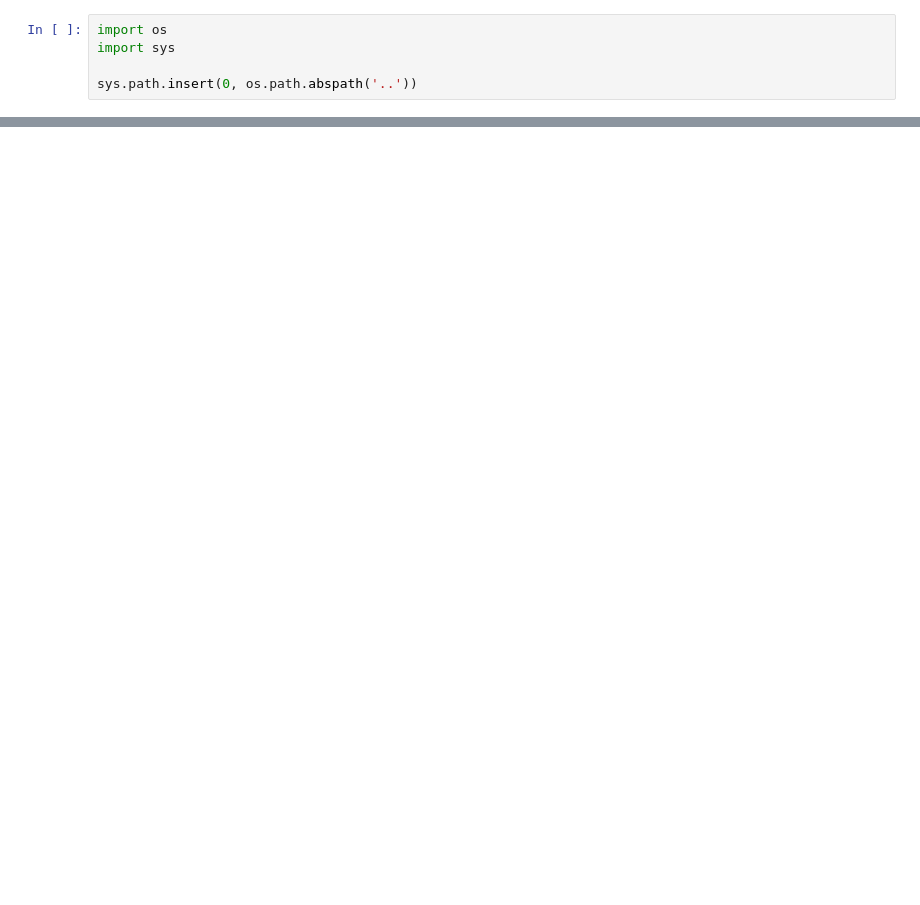
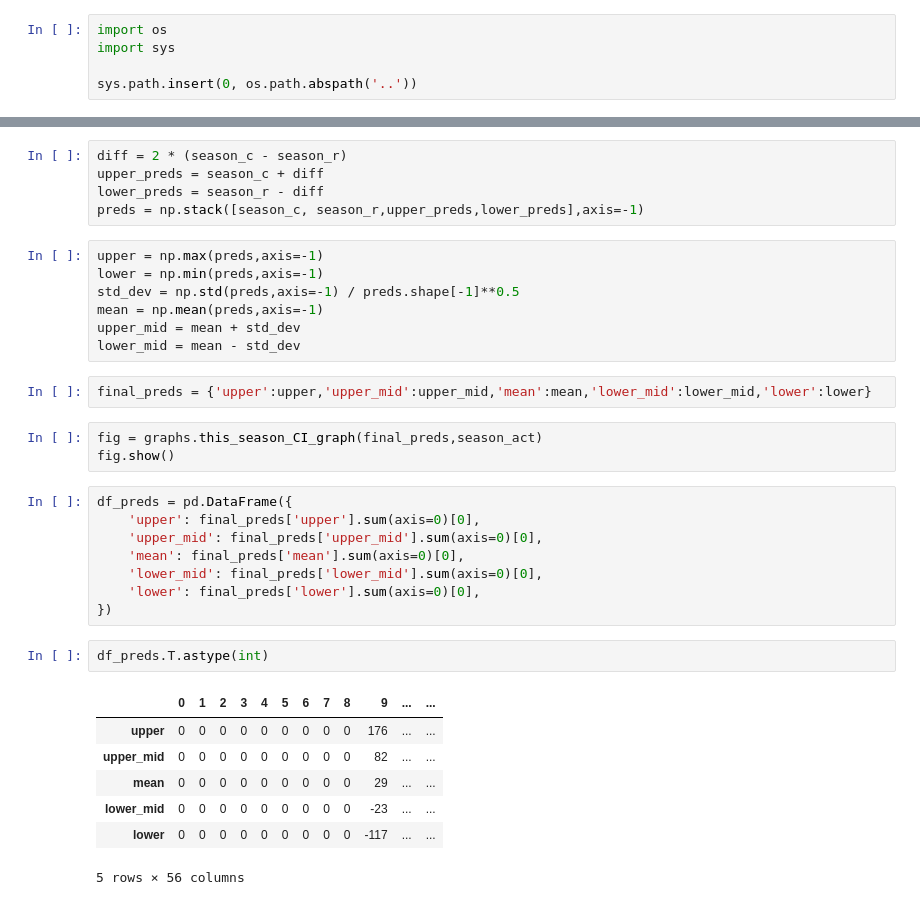
Before and after one commit to ZakirBAhmad/CherryOnTop, a Jupyter notebook: storyboard/this_season.ipynb, the cells around one changed output, grey strips where cells are left out. Cells and saved outputs as stored; diff of their text form; blank space fills up the shorter version.

```diff
--- a/storyboard/this_season.ipynb
+++ b/storyboard/this_season.ipynb
@@ -21,0 +25,35 @@ graphs.this_season_graph(szn_act_kg,szn_adj_kg)
+# %%
+diff = 2 * (season_c - season_r)
+upper_preds = season_c + diff
+lower_preds = season_r - diff
+preds = np.stack([season_c, season_r,upper_preds,lower_preds],axis=-1)
+# %%
+upper = np.max(preds,axis=-1)
+lower = np.min(preds,axis=-1)
+std_dev = np.std(preds,axis=-1) / preds.shape[-1]**0.5
+mean = np.mean(preds,axis=-1)
+upper_mid = mean + std_dev
+lower_mid = mean - std_dev
+# %%
+final_preds = {'upper':upper,'upper_mid':upper_mid,'mean':mean,'lower_mid':lower_mid,'lower':lower}
+# %%
+fig = graphs.this_season_CI_graph(final_preds,season_act)
+fig.show()
+# %%
+df_preds = pd.DataFrame({
+    'upper': final_preds['upper'].sum(axis=0)[0],
+    'upper_mid': final_preds['upper_mid'].sum(axis=0)[0],
+    'mean': final_preds['mean'].sum(axis=0)[0],
+    'lower_mid': final_preds['lower_mid'].sum(axis=0)[0],
+    'lower': final_preds['lower'].sum(axis=0)[0],
+})
+# %%
+df_preds.T.astype(int)
+# %% [output]
+|  | 0 | 1 | 2 | 3 | 4 | 5 | 6 | 7 | 8 | 9 | ... | ... |
+| upper | 0 | 0 | 0 | 0 | 0 | 0 | 0 | 0 | 0 | 176 | ... | ... |
+| upper_mid | 0 | 0 | 0 | 0 | 0 | 0 | 0 | 0 | 0 | 82 | ... | ... |
+| mean | 0 | 0 | 0 | 0 | 0 | 0 | 0 | 0 | 0 | 29 | ... | ... |
+| lower_mid | 0 | 0 | 0 | 0 | 0 | 0 | 0 | 0 | 0 | -23 | ... | ... |
+| lower | 0 | 0 | 0 | 0 | 0 | 0 | 0 | 0 | 0 | -117 | ... | ... |
+5 rows × 56 columns
```
Also changed, not shown: parts of 8 cells of this notebook, 16 other files.
